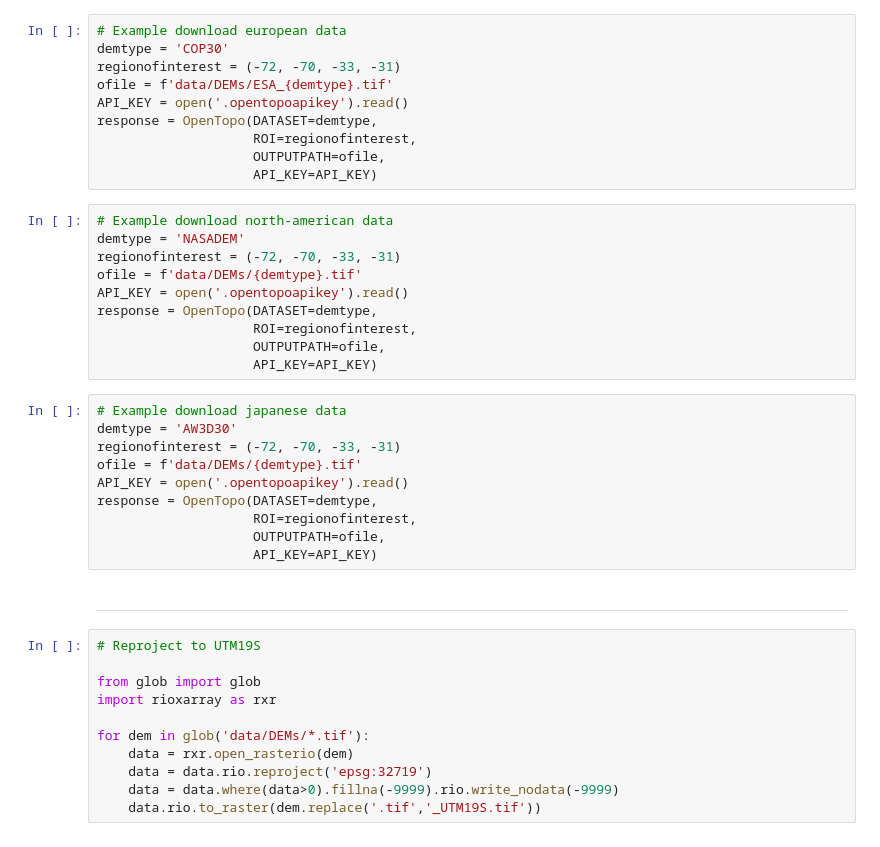
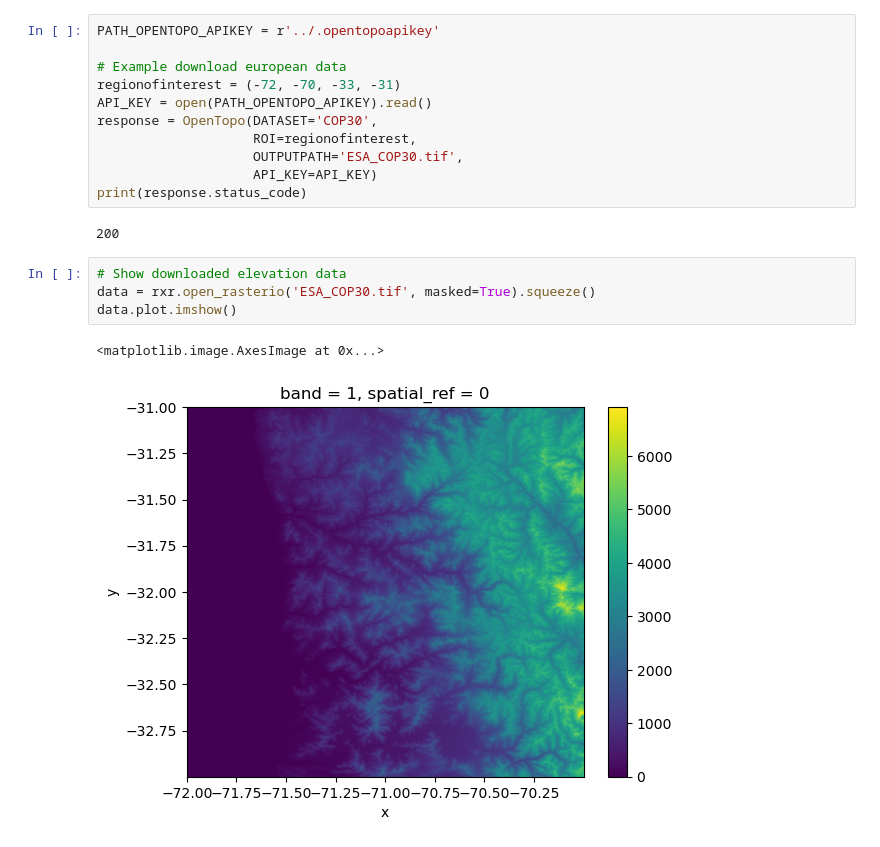
Before and after one commit to lucasglasner/hydrocivil, a Jupyter notebook: notebooks/querydem.ipynb, the cells around one changed output. Drawn from its saved outputs; the diff is of its cells as text.

Commit message:
Fixed querydem.ipynb example notebook for DEM downloads

```diff
--- a/notebooks/querydem.ipynb
+++ b/notebooks/querydem.ipynb
@@ -3,43 +24,20 @@ from web.downloads import OpenTopo
 # %%
+PATH_OPENTOPO_APIKEY = r'../.opentopoapikey'
+
 # Example download european data
-demtype = 'COP30'
 regionofinterest = (-72, -70, -33, -31)
-ofile = f'data/DEMs/ESA_{demtype}.tif'
-API_KEY = open('.opentopoapikey').read()
-response = OpenTopo(DATASET=demtype,
+API_KEY = open(PATH_OPENTOPO_APIKEY).read()
+response = OpenTopo(DATASET='COP30',
                     ROI=regionofinterest,
-                    OUTPUTPATH=ofile,
+                    OUTPUTPATH='ESA_COP30.tif',
                     API_KEY=API_KEY)
+print(response.status_code)
+# %% [output]
+200
-# %%
-# Example download north-american data
-demtype = 'NASADEM'
-regionofinterest = (-72, -70, -33, -31)
-ofile = f'data/DEMs/{demtype}.tif'
-API_KEY = open('.opentopoapikey').read()
-response = OpenTopo(DATASET=demtype,
-                    ROI=regionofinterest,
-                    OUTPUTPATH=ofile,
-                    API_KEY=API_KEY)
-# %%
-# Example download japanese data
-demtype = 'AW3D30'
-regionofinterest = (-72, -70, -33, -31)
-ofile = f'data/DEMs/{demtype}.tif'
-API_KEY = open('.opentopoapikey').read()
-response = OpenTopo(DATASET=demtype,
-                    ROI=regionofinterest,
-                    OUTPUTPATH=ofile,
-                    API_KEY=API_KEY)
-# %% [markdown]
----
-# %%
-# Reproject to UTM19S
-
-from glob import glob
-import rioxarray as rxr
-
-for dem in glob('data/DEMs/*.tif'):
-    data = rxr.open_rasterio(dem)
-    data = data.rio.reproject('epsg:32719')
-    data = data.where(data>0).fillna(-9999).rio.write_nodata(-9999)
-    data.rio.to_raster(dem.replace('.tif','_UTM19S.tif'))
+# %%
+# Show downloaded elevation data
+data = rxr.open_rasterio('ESA_COP30.tif', masked=True).squeeze()
+data.plot.imshow()
+# %% [output]
+<matplotlib.image.AxesImage at 0x...>
+[figure, added]
```
Also changed, not shown: parts of 4 cells of this notebook, 2 other files.
